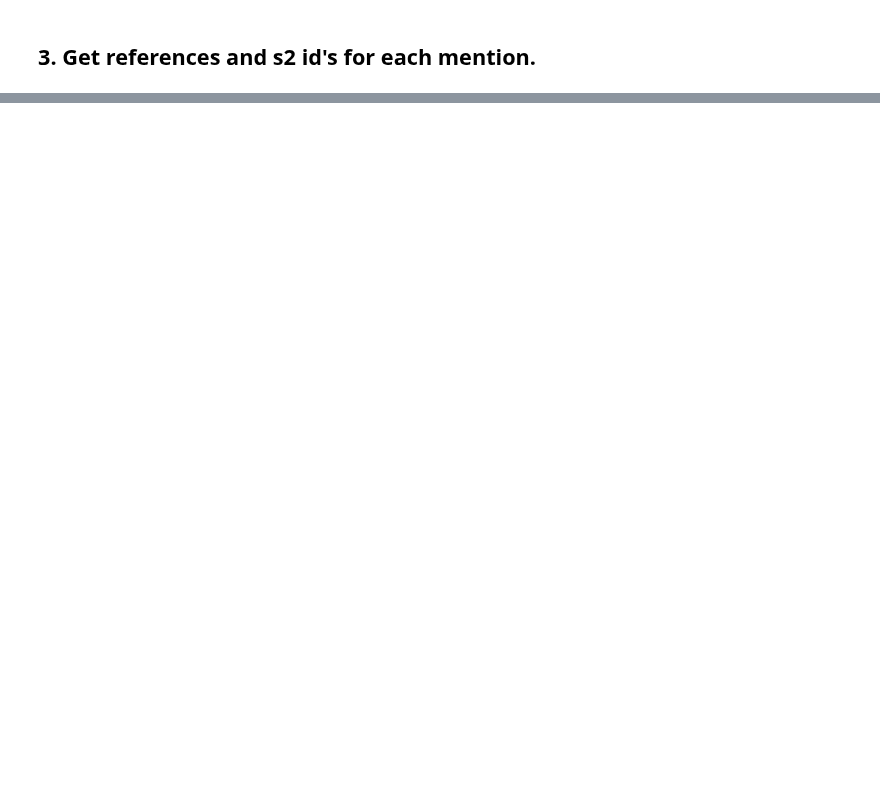
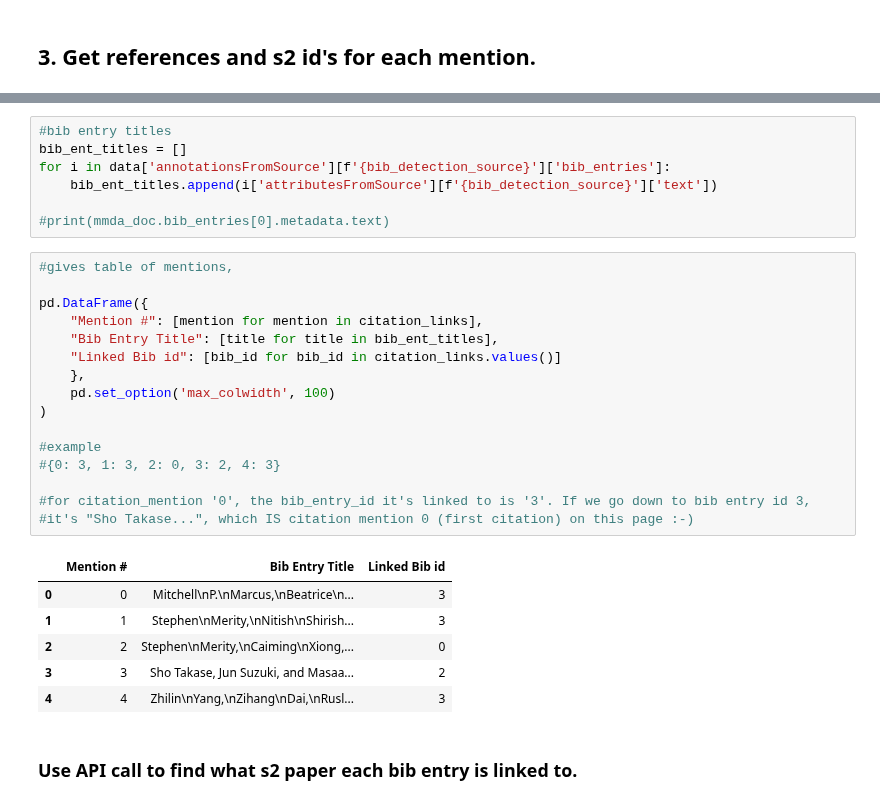
Before and after one commit to allenai/mmda, a Jupyter notebook: end_to_end_eval_easier.ipynb, the cells around one changed output, grey strips where cells are left out. Cells and saved outputs as stored; diff of their text form; blank space fills up the shorter version.

```diff
--- a/end_to_end_eval_easier.ipynb
+++ b/end_to_end_eval_easier.ipynb
@@ -161,0 +192,32 @@ Get the link data that exists in the annotation store as an attribute on the cit
+# %%
+#bib entry titles
+bib_ent_titles = []
+for i in data['annotationsFromSource'][f'{bib_detection_source}']['bib_entries']:
+    bib_ent_titles.append(i['attributesFromSource'][f'{bib_detection_source}']['text'])
+
+#print(mmda_doc.bib_entries[0].metadata.text)
+# %%
+#gives table of mentions,
+
+pd.DataFrame({
+    "Mention #": [mention for mention in citation_links],
+    "Bib Entry Title": [title for title in bib_ent_titles],
+    "Linked Bib id": [bib_id for bib_id in citation_links.values()]
+    },
+    pd.set_option('max_colwidth', 100)
+)
+
+#example
+#{0: 3, 1: 3, 2: 0, 3: 2, 4: 3}
+
+#for citation_mention '0', the bib_entry_id it's linked to is '3'. If we go down to bib entry id 3,
+#it's "Sho Takase...", which IS citation mention 0 (first citation) on this page :-)
+# %% [output]
+|  | Mention # | Bib Entry Title | Linked Bib id |
+| 0 | 0 | Mitchell\nP.\nMarcus,\nBeatrice\n... | 3 |
+| 1 | 1 | Stephen\nMerity,\nNitish\nShirish... | 3 |
+| 2 | 2 | Stephen\nMerity,\nCaiming\nXiong,... | 0 |
+| 3 | 3 | Sho Takase, Jun Suzuki, and Masaa... | 2 |
+| 4 | 4 | Zhilin\nYang,\nZihang\nDai,\nRusl... | 3 |
+# %% [markdown]
+### Use API call to find what s2 paper each bib entry is linked to.
```
Also changed, not shown: parts of 13 cells of this notebook.
